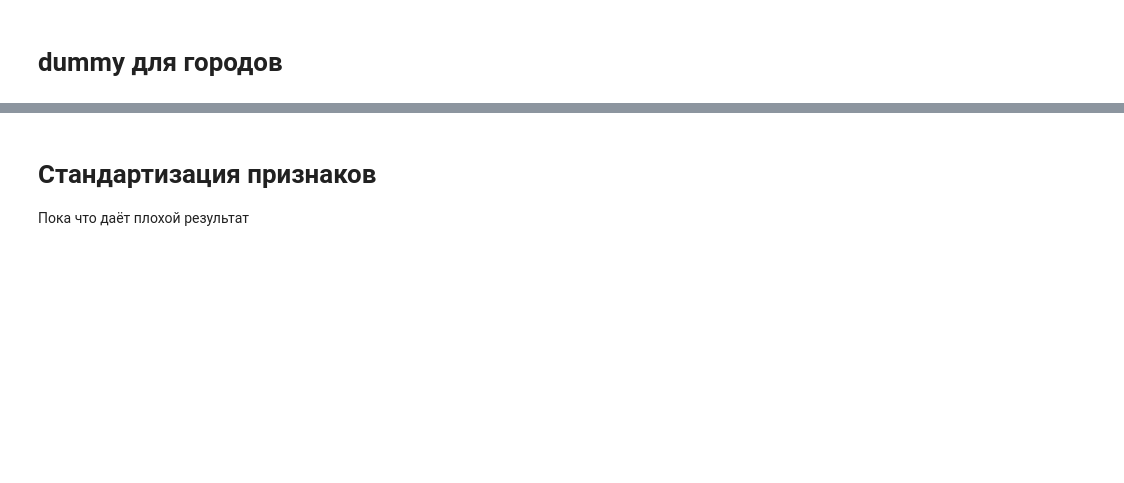
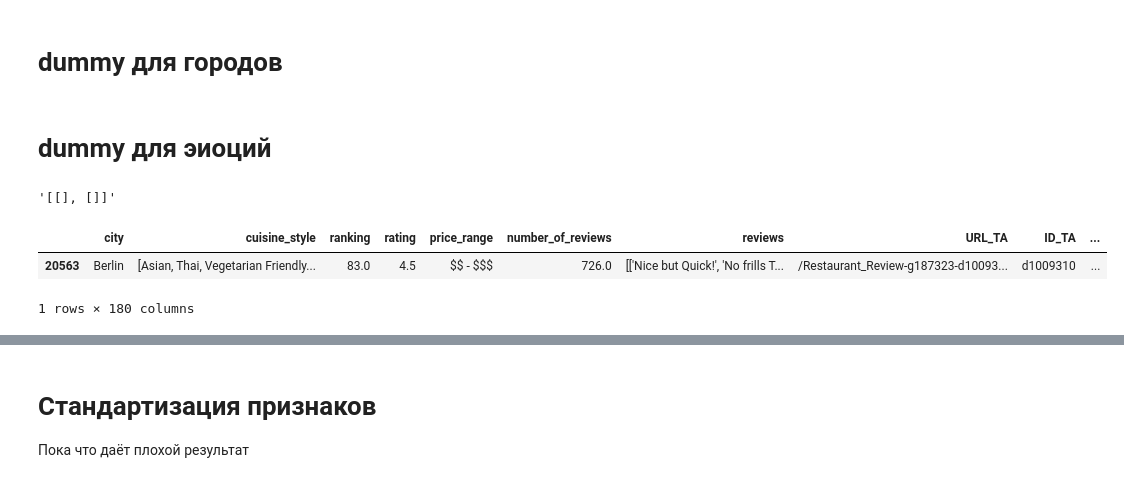
Before and after one commit to Ruslan-Lis/Skill_Factory, a Jupyter notebook: module_3/Project_3_R-Lisin.ipynb, the cells around one changed output, grey strips where cells are left out. Drawn from its saved outputs; the diff is of its cells as text; code cells hidden in the pictures; blank space fills up the shorter version.

Commit message:
add dummy for emotion

```diff
--- a/module_3/Project_3_R-Lisin.ipynb
+++ b/module_3/Project_3_R-Lisin.ipynb
@@ -541,3 +541,36 @@ df_ = df_.join(price_range_dummy)
 # city в dummy переменные
 city_dummy = pd.get_dummies(df_.city)
 df_ = df_.join(city_dummy)
+# %% [markdown]
+# dummy для эиоций
+# %%
+df.reviews.loc[8473]
+# %% [output]
+'[[], []]'
+# %%
+def emotion(sring):
+    positive = 'Love Amazing good Best Brilliant Appealing Appetite Appetizing Aromatic Cool Clean Delectable Delicious Delightful Divine Edible Enjoyable Enticing enjoy Excellent Exquisite Extraordinary efficient Fab Fabulous Fantastic Fiery Finger-licking friendly gem Great Hearty Heavenly Honeyed Incredible Juicy Lovely Luscious Lush Marvelous Mouthwatering Nice Palatable Piquant Perfect Pleasant Pleasing Refreshing Rich Ripe Robust Salubrious Satisfying Savory Scrumptious Superb super Tasty Tender Terrific Top Wonderful Unique Yummy Zesty'.lower().split()
+    negative = 'Watery overpriced WHAT Cold disappointing busy kicked Shameful Avoid Lack Fast boring junk bad inadequate poor rotten unhealthy harm ass dehydrated nasty nasty-ass poor-quality awful bad-tasting canned convenience dangerous disgusting evil frozen god-awful harmful horrible insufficient prepackaged processed tasteless terrible unhealthful vile malnutrition undernourishment wrong Wast'.lower().split()
+    neutral = 'Okay,Not exceptional,but,Not bad,Reasonable,average'.lower().split(',')
+    emotion_list = []
+    for word in positive:
+        if word in sring:
+            emotion_list.append('positive')
+    for word in negative:
+        if word in sring:
+            emotion_list.append('negative')
+    for word in neutral:
+        if word in sring:
+            emotion_list.append('neutral')
+    if len(emotion_list) == 0:
+        emotion_list.append('neutral')
+
+    emotion_list = list(set(emotion_list))
+    return emotion_list
+# %%
+df_['emotion'] = df.reviews.apply(emotion)
+df_.sample()
+# %% [output]
+|  | city | cuisine_style | ranking | rating | price_range | number_of_reviews | reviews | URL_TA | ID_TA | ... |
+| 20563 | Berlin | [Asian, Thai, Vegetarian Friendly... | 83.0 | 4.5 | $$ - $$$ | 726.0 | [['Nice but Quick!', 'No frills T... | /Restaurant_Review-g187323-d10093... | d1009310 | ... |
+1 rows × 180 columns
```
Also changed, not shown: parts of 7 cells of this notebook.
